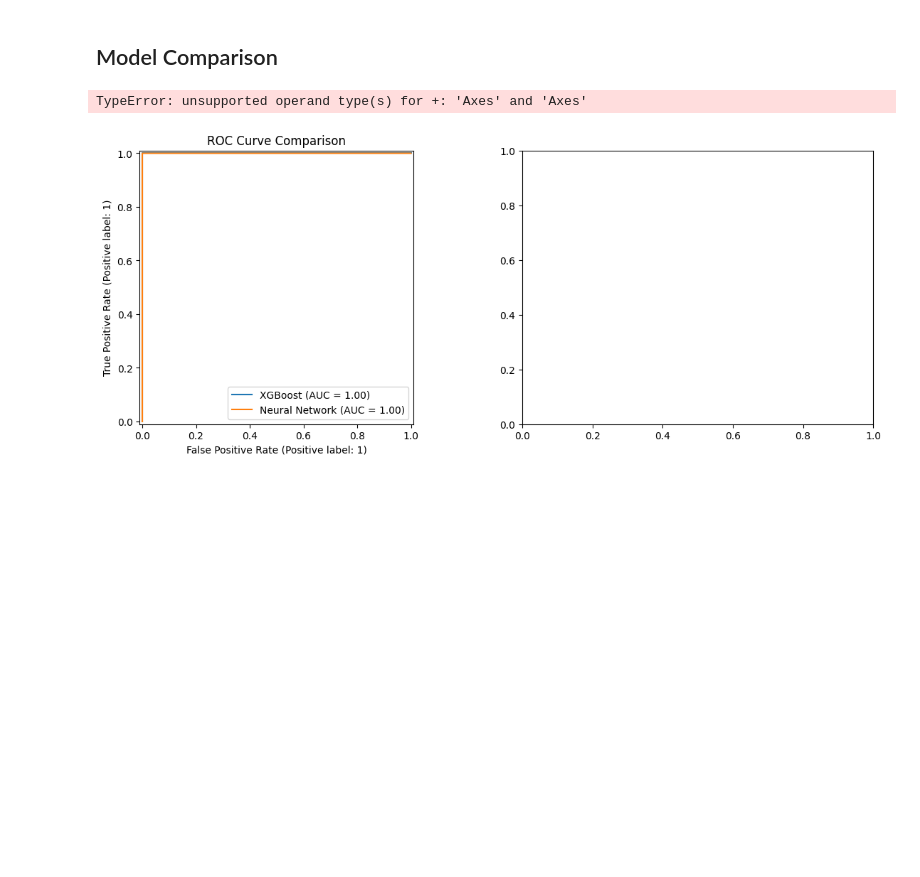
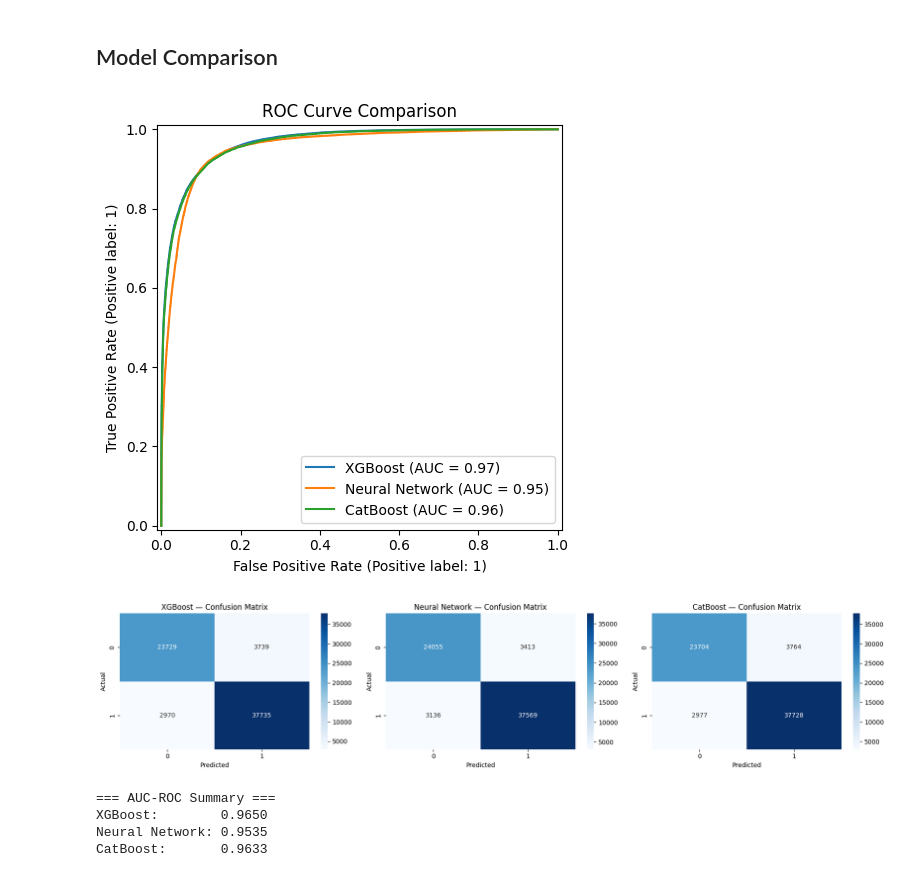
Before and after one commit to paddu1367/CDC_Diabetes_Prediction, a Jupyter notebook: Mlmodel.ipynb, the cells around one changed output. Cells and saved outputs as stored; diff of their text form; code cells hidden in the pictures; blank space fills up the shorter version.

```diff
--- a/Mlmodel.ipynb
+++ b/Mlmodel.ipynb
@@ -154,35 +304,39 @@ plt.show()
 # %%
 from sklearn.metrics import RocCurveDisplay
 
-fig, axes = plt.subplots(1, 2, figsize=(14, 5))
+# ROC Curve — all 3 models
+fig, ax = plt.subplots(figsize=(8, 5))
+RocCurveDisplay.from_predictions(y_test, y_prob_xgb, name="XGBoost", ax=ax)
+RocCurveDisplay.from_predictions(y_test, y_prob_mlp, name="Neural Network", ax=ax)
+RocCurveDisplay.from_predictions(y_test, y_prob_cat, name="CatBoost", ax=ax)
+ax.set_title("ROC Curve Comparison")
+plt.tight_layout()
+plt.show()
 
-# ROC curves
-RocCurveDisplay.from_predictions(y_test, y_prob_xgb, name="XGBoost", ax=axes[0])
-RocCurveDisplay.from_predictions(y_test, y_prob_mlp, name="Neural Network", ax=axes[0])
-axes[0].set_title("ROC Curve Comparison")
-
-# Confusion matrices side by side
-for ax, y_pred, title in zip(
-    axes[1:] + [axes[1]],
-    [y_pred_xgb, y_pred_mlp],
-    ["XGBoost", "Neural Network"]
+# Confusion matrices — all 3 models
+fig2, axes2 = plt.subplots(1, 3, figsize=(18, 4))
+for ax2, y_pred, title in zip(
+    axes2,
+    [y_pred_xgb, y_pred_mlp, y_pred_cat],
+    ["XGBoost", "Neural Network", "CatBoost"]
 ):
-    pass
-
-fig2, axes2 = plt.subplots(1, 2, figsize=(12, 4))
-for ax, y_pred, title in zip(axes2, [y_pred_xgb, y_pred_mlp], ["XGBoost", "Neural Network"]):
     cm = confusion_matrix(y_test, y_pred)
-    sns.heatmap(cm, annot=True, fmt='d', cmap='Blues', ax=ax)
-    ax.set_title(f"{title} — Confusion Matrix")
-    ax.set_xlabel("Predicted")
-    ax.set_ylabel("Actual")
+    sns.heatmap(cm, annot=True, fmt='d', cmap='Blues', ax=ax2)
+    ax2.set_title(f"{title} — Confusion Matrix")
+    ax2.set_xlabel("Predicted")
+    ax2.set_ylabel("Actual")
 
 plt.tight_layout()
 plt.show()
 
 print("\n=== AUC-ROC Summary ===")
 print(f"XGBoost:        {roc_auc_score(y_test, y_prob_xgb):.4f}")
 print(f"Neural Network: {roc_auc_score(y_test, y_prob_mlp):.4f}")
+print(f"CatBoost:       {roc_auc_score(y_test, y_prob_cat):.4f}")
 # %% [output]
+[figure, new version]
+[figure, added]
-TypeError: unsupported operand type(s) for +: 'Axes' and 'Axes'
+=== AUC-ROC Summary ===
+XGBoost:        0.9650
+Neural Network: 0.9535
+CatBoost:       0.9633
-[figure, old version]
```
Also changed, not shown: parts of 21 cells of this notebook, 12 other files.
